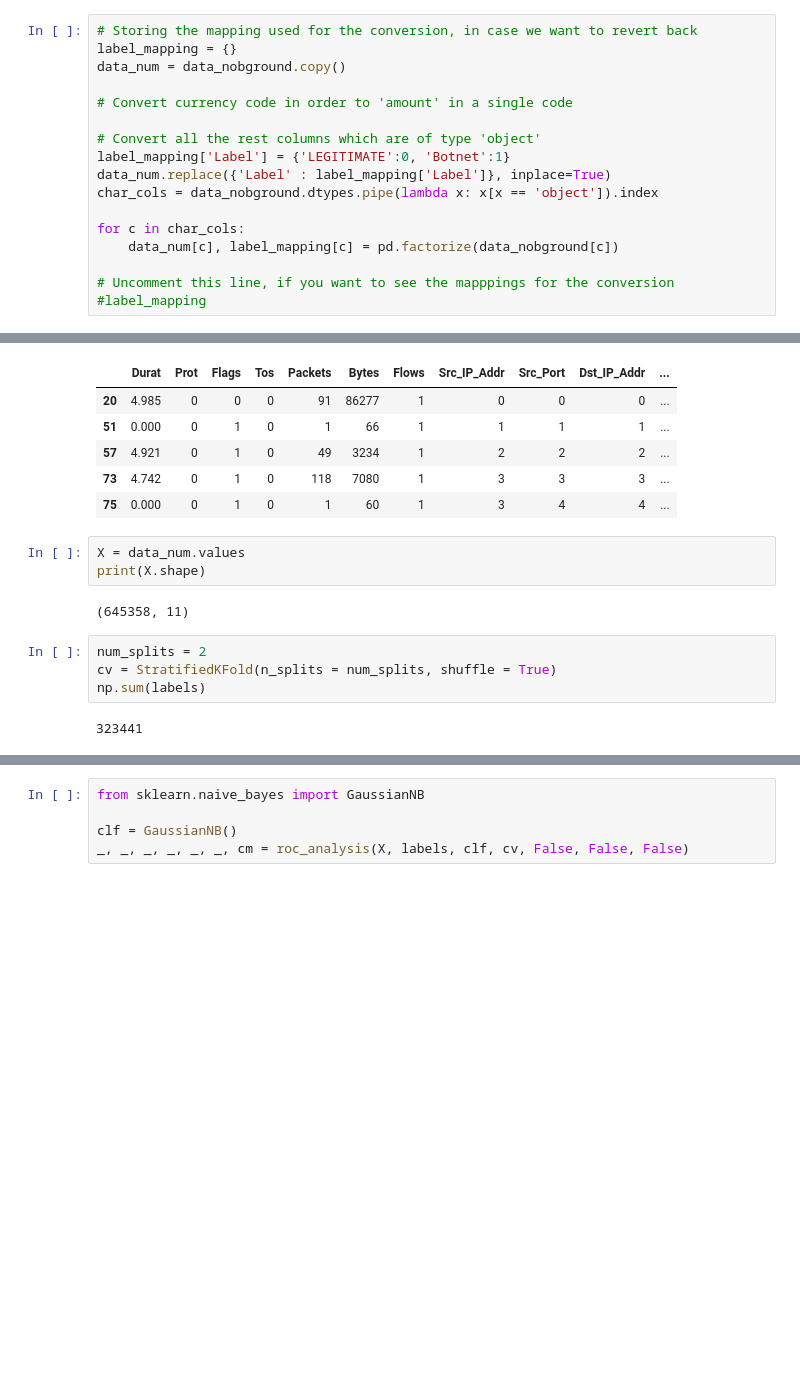
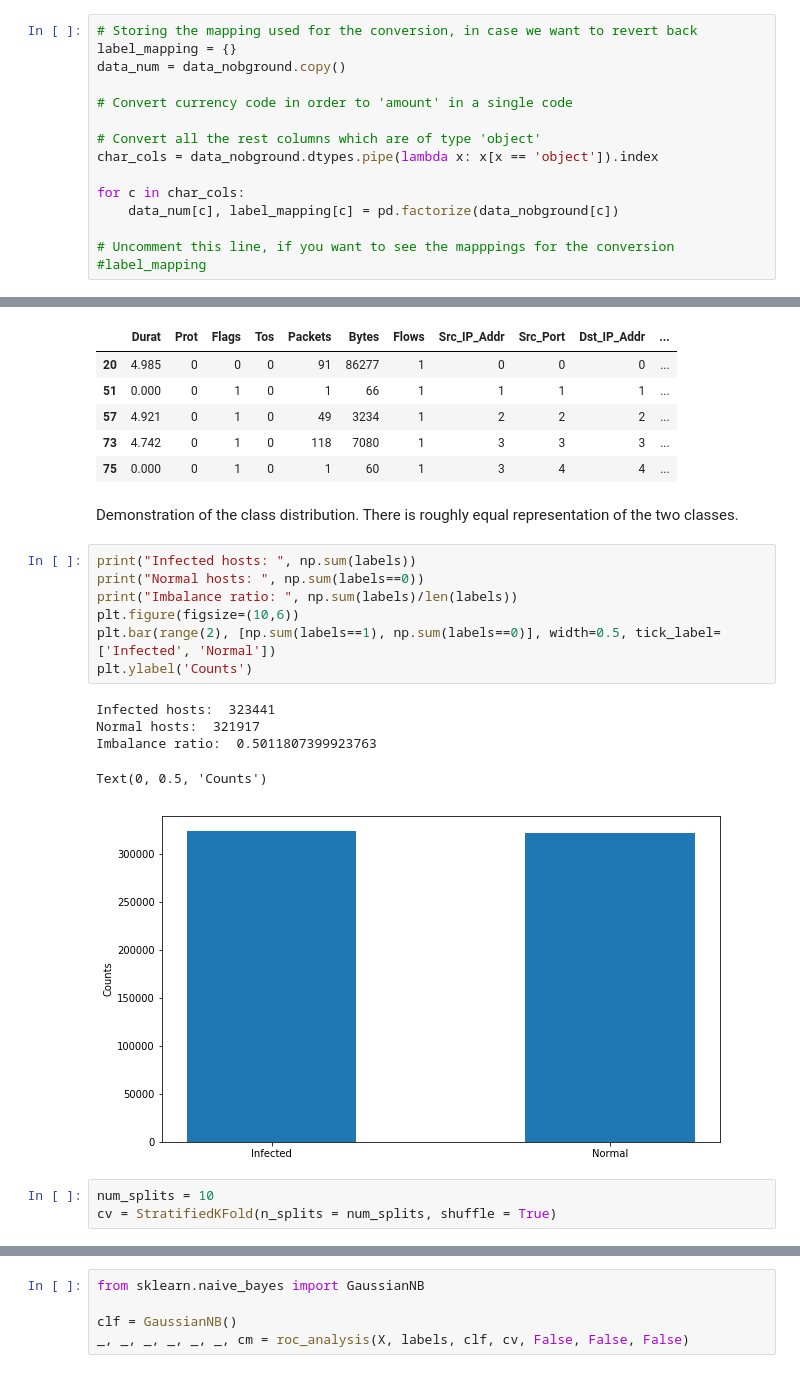
Before and after one commit to giannislelekas/CS4035, a Jupyter notebook: lab3/Bonus_Task.ipynb, the cells around one changed output, grey strips where cells are left out. Cells and saved outputs as stored; diff of their text form; blank space fills up the shorter version.

```diff
--- a/lab3/Bonus_Task.ipynb
+++ b/lab3/Bonus_Task.ipynb
@@ -336,8 +390,6 @@ data_num = data_nobground.copy()
 # Convert currency code in order to 'amount' in a single code
 
 # Convert all the rest columns which are of type 'object'
-label_mapping['Label'] = {'LEGITIMATE':0, 'Botnet':1}
-data_num.replace({'Label' : label_mapping['Label']}, inplace=True)
 char_cols = data_nobground.dtypes.pipe(lambda x: x[x == 'object']).index
 
 for c in char_cols:
@@ -356,14 +408,21 @@ data_num.head()
 | 57 | 4.921 | 0 | 1 | 0 | 49 | 3234 | 1 | 2 | 2 | 2 | ... |
 | 73 | 4.742 | 0 | 1 | 0 | 118 | 7080 | 1 | 3 | 3 | 3 | ... |
 | 75 | 0.000 | 0 | 1 | 0 | 1 | 60 | 1 | 3 | 4 | 4 | ... |
-# %%
-X = data_num.values
-print(X.shape)
-# %% [output]
-(645358, 11)
+# %% [markdown]
+Demonstration of the class distribution. There is roughly equal representation of the two classes.
+# %%
+print("Infected hosts: ", np.sum(labels))
+print("Normal hosts: ", np.sum(labels==0))
+print("Imbalance ratio: ", np.sum(labels)/len(labels))
+plt.figure(figsize=(10,6))
+plt.bar(range(2), [np.sum(labels==1), np.sum(labels==0)], width=0.5, tick_label=['Infected', 'Normal'])
+plt.ylabel('Counts')
+# %% [output]
+Infected hosts:  323441
+Normal hosts:  321917
+Imbalance ratio:  0.5011807399923763
+Text(0, 0.5, 'Counts')
+[figure, added]
 # %%
-num_splits = 2
+num_splits = 10
 cv = StratifiedKFold(n_splits = num_splits, shuffle = True)
-np.sum(labels)
-# %% [output]
-323441
```
Also changed, not shown: parts of 50 cells of this notebook.
